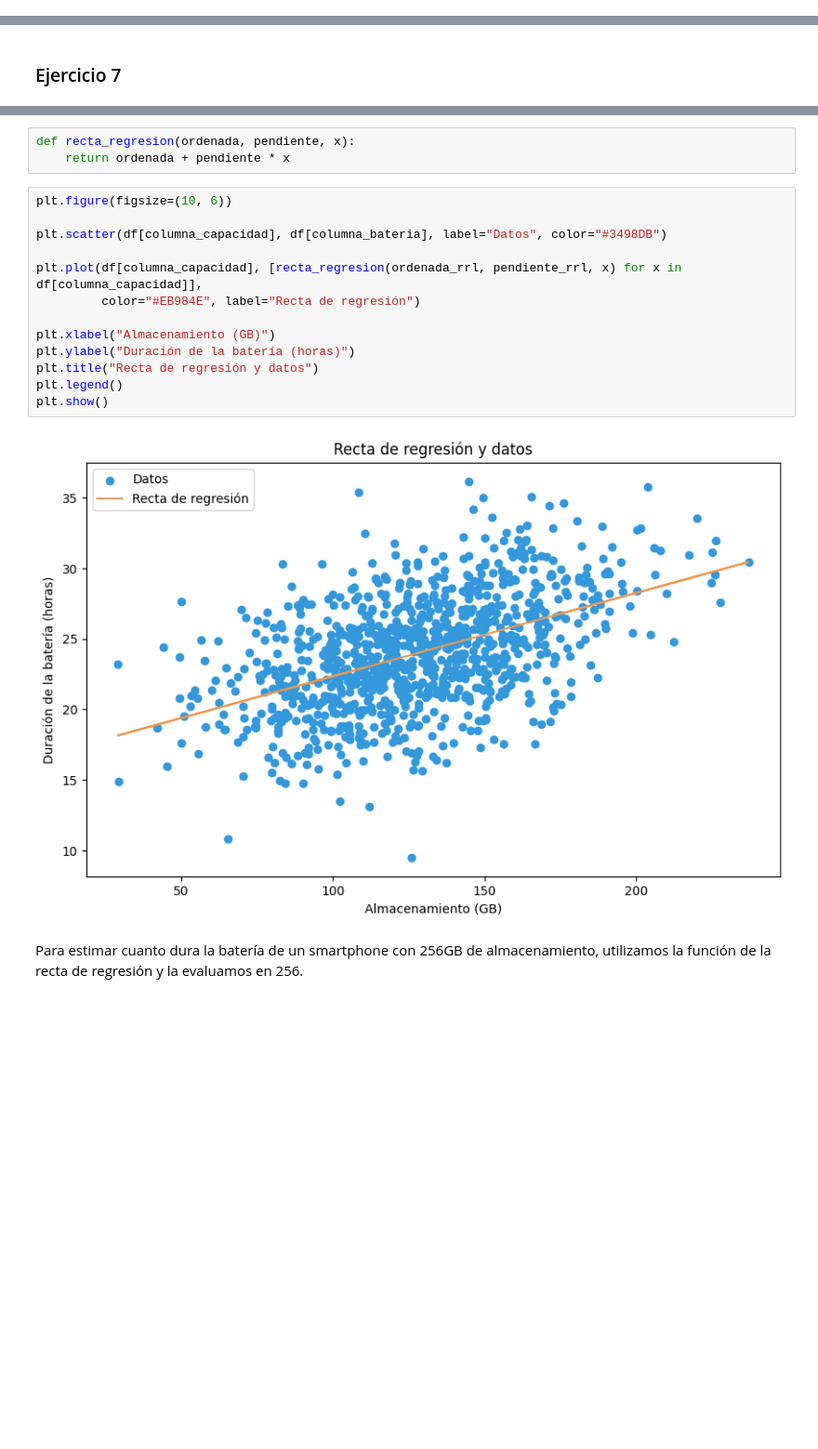
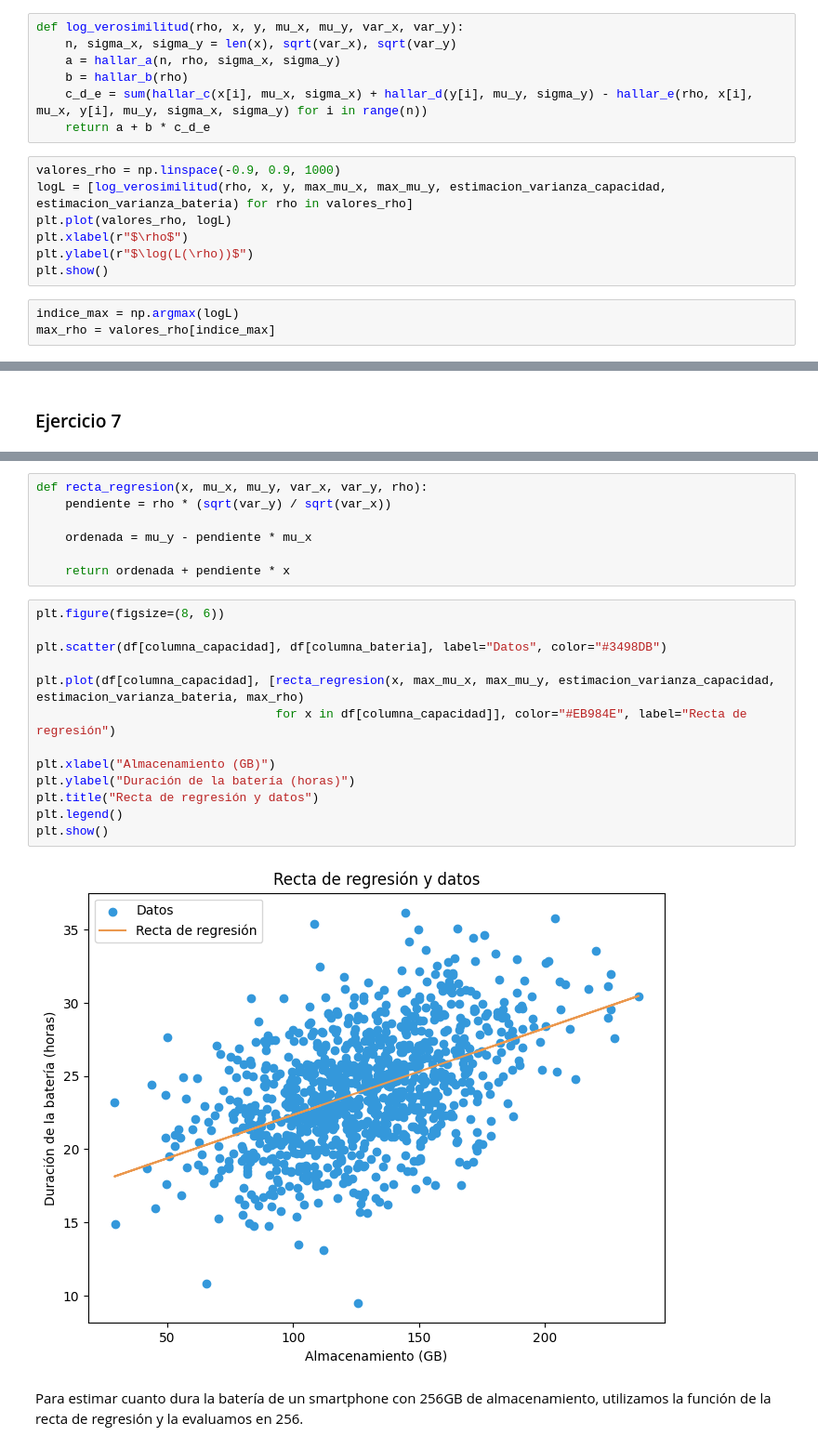
Before and after one commit to Taielmolina01/TP-Proba, a Jupyter notebook: tp.ipynb, the cells around one changed output, grey strips where cells are left out. Shown: that part at 93% size. Drawn from its saved outputs; the diff is of its cells as text; blank space fills up the shorter version.

```diff
--- a/tp.ipynb
+++ b/tp.ipynb
@@ -260,0 +326,17 @@ plt.show()
+# %%
+def log_verosimilitud(rho, x, y, mu_x, mu_y, var_x, var_y):
+    n, sigma_x, sigma_y = len(x), sqrt(var_x), sqrt(var_y)
+    a = hallar_a(n, rho, sigma_x, sigma_y)
+    b = hallar_b(rho)
+    c_d_e = sum(hallar_c(x[i], mu_x, sigma_x) + hallar_d(y[i], mu_y, sigma_y) - hallar_e(rho, x[i], mu_x, y[i], mu_y, sigma_x, sigma_y) for i in range(n))
+    return a + b * c_d_e
+# %%
+valores_rho = np.linspace(-0.9, 0.9, 1000)
+logL = [log_verosimilitud(rho, x, y, max_mu_x, max_mu_y, estimacion_varianza_capacidad, estimacion_varianza_bateria) for rho in valores_rho]
+plt.plot(valores_rho, logL)
+plt.xlabel(r"$\rho$")
+plt.ylabel(r"$\log(L(\rho))$")
+plt.show()
+# %%
+indice_max = np.argmax(logL)
+max_rho = valores_rho[indice_max]
@@ -265,21 +363,25 @@ pendiente_rrl, ordenada_rrl, r_value, p_valor, ecm = sp.linregress(df[columna_ca
 # %%
-def recta_regresion(ordenada, pendiente, x):
+def recta_regresion(x, mu_x, mu_y, var_x, var_y, rho):
+    pendiente = rho * (sqrt(var_y) / sqrt(var_x))
+
+    ordenada = mu_y - pendiente * mu_x
+
     return ordenada + pendiente * x
 # %%
-plt.figure(figsize=(10, 6))
+plt.figure(figsize=(8, 6))
 
 plt.scatter(df[columna_capacidad], df[columna_bateria], label="Datos", color="#3498DB")
 
-plt.plot(df[columna_capacidad], [recta_regresion(ordenada_rrl, pendiente_rrl, x) for x in df[columna_capacidad]],
-         color="#EB984E", label="Recta de regresión")
+plt.plot(df[columna_capacidad], [recta_regresion(x, max_mu_x, max_mu_y, estimacion_varianza_capacidad, estimacion_varianza_bateria, max_rho)
+                                 for x in df[columna_capacidad]], color="#EB984E", label="Recta de regresión")
 
 plt.xlabel("Almacenamiento (GB)")
 plt.ylabel("Duración de la batería (horas)")
 plt.title("Recta de regresión y datos")
 plt.legend()
 plt.show()
 # %% [output]
-[figure, old version]
+[figure, new version]
 # %% [markdown]
 Para estimar cuanto dura la batería de un smartphone con 256GB de almacenamiento, utilizamos la función de la recta de regresión y la evaluamos en 256.
 # %%
```
Also changed, not shown: parts of 25 cells of this notebook.
